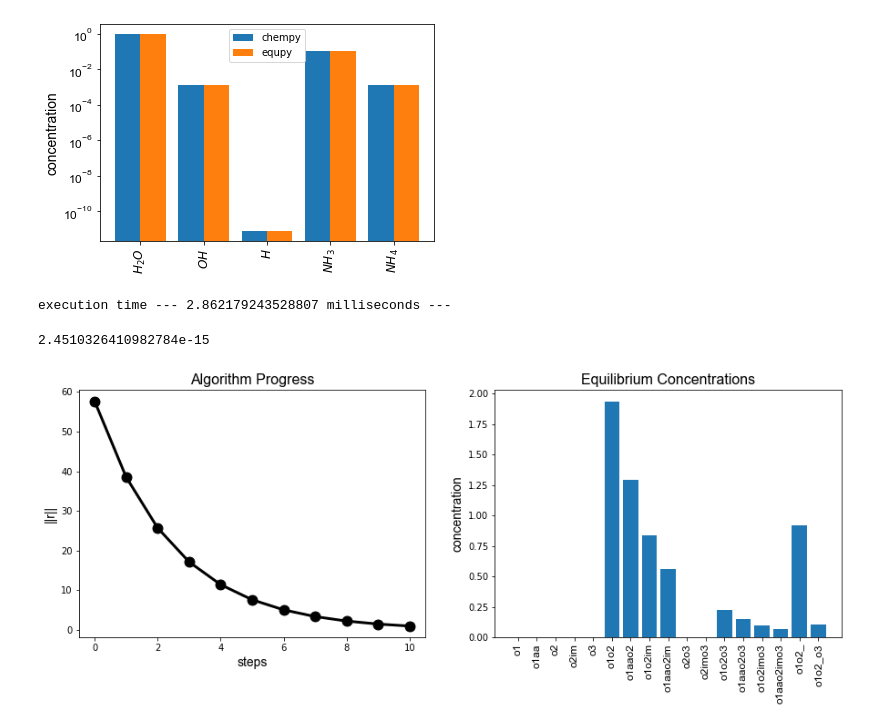
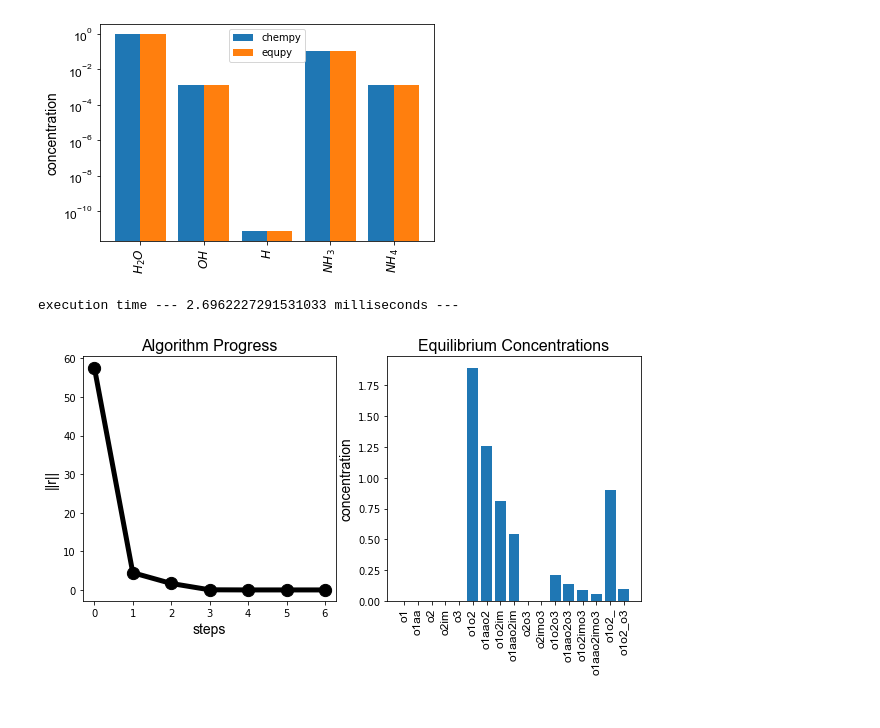
Before and after one commit to mtod92/equpy, a Jupyter notebook: equpy_test.ipynb, the cells around one changed output. Drawn from its saved outputs; the diff is of its cells as text; code cells hidden in the pictures.

```diff
--- a/equpy_test.ipynb
+++ b/equpy_test.ipynb
@@ -22,7 +22,7 @@ reaction = ChemicalReaction(eq_system, K, total_masses)
 
 start_time = time.time()
 for j in range(100):
-    x, delta = reaction.solve(20, 1e2, 0)
+    x, delta = reaction.solve()
 print("")
 print("execution time --- %s milliseconds ---" % ((time.time() - start_time)/j*1000))
 print("")
@@ -47,7 +47,7 @@ reaction = ChemicalReaction(eq_system, K, total_masses)
 
 start_time = time.time()
 for j in range(100):
-    x, delta = reaction.solve(20, 1e2, 0)
+    x, delta = reaction.solve(iter = 20)
 print("")
 print("execution time --- %s milliseconds ---" % ((time.time() - start_time)/j*1000))
 print("")
@@ -73,7 +77,7 @@ reaction = ChemicalReaction(eq_system, K, total_masses)
 
 start_time = time.time()
 for i in range(100):
-    x, delta = reaction.solve(20, 1e2, 0)
+    x, delta = reaction.solve(iter = 20)
 print("")
 print("execution time --- %s milliseconds ---" % ((time.time() - start_time)/i*1000))
 print("")
@@ -136,7 +140,7 @@ reaction = ChemicalReaction(eq_system, K, total_masses)
 
 start_time = time.time()
 for j in range(1000):
-    x, delta = reaction.solve(20, 1e2, 0.5)
+    x, delta = reaction.solve(iter = 20, w = 0.5)
 print("")
 print("execution time --- %s milliseconds ---" % ((time.time() - start_time)/j*1000))
 print("")
@@ -165,34 +169,31 @@ plt.show()
 # %%
 """
 Example #4: More complex example, loading reactions in matrix form from .csv file
 """
 from utils import csv_loader
 np.seterr(invalid="ignore");
 
 filename_N = '/Users/todisco/Documents/Numerical_Wall_Implementation_Custom/case2/N.csv'
 filename_C = '/Users/todisco/Documents/Numerical_Wall_Implementation_Custom/case2/C.csv'
 
 stoichiometry, K, mass_conservation, total_masses = csv_loader(filename_N, filename_C)
 
 S = [10, 0.5, 1, 0.01, 1, 20]
 
 lbls = ['o1', 'o1aa', 'o2', 'o2im', 'o3', 'o1o2', 'o1aao2', 'o1o2im', 'o1aao2im', 'o2o3', 'o2imo3', 'o1o2o3','o1aao2o3','o1o2imo3','o1aao2imo3','o1o2_','o1o2_o3'];
 species = {i:lbl for lbl, i in enumerate(lbls)}
 
 eq_system = EquationSystem(stoichiometry, mass_conservation, species)
 reaction = ChemicalReaction(eq_system, K, total_masses)
 
 start_time = time.time()
-for i in range(1000):
-    x, delta = reaction.solve(1e1, 1e2, 2)
+for i in range(10):
+    x, delta = reaction.solve(iter = 10)
 print("")
 print("execution time --- %s milliseconds ---" % ((time.time() - start_time)/i*1000))
 print("")
 
 reaction.plotter()
-
-np.linalg.norm(np.log(x)*1e-16)
 # %% [output]
-execution time --- 2.862179243528807 milliseconds ---
+execution time --- 2.6962227291531033 milliseconds ---
-2.4510326410982784e-15
-[figure, old version]
+[figure, new version]
```
Also changed, not shown: parts of 5 cells of this notebook, 7 other files.
